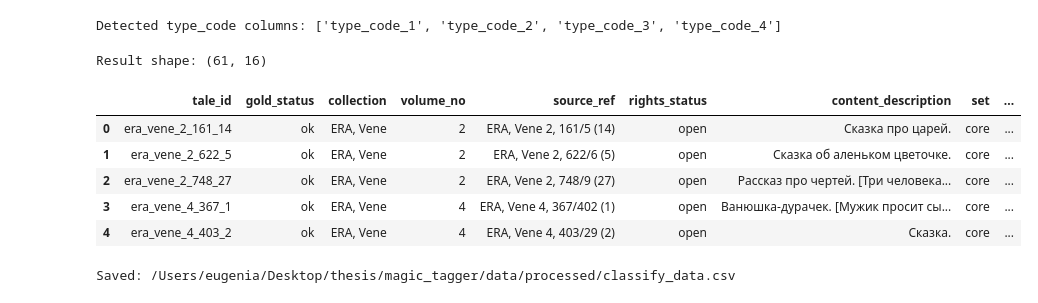
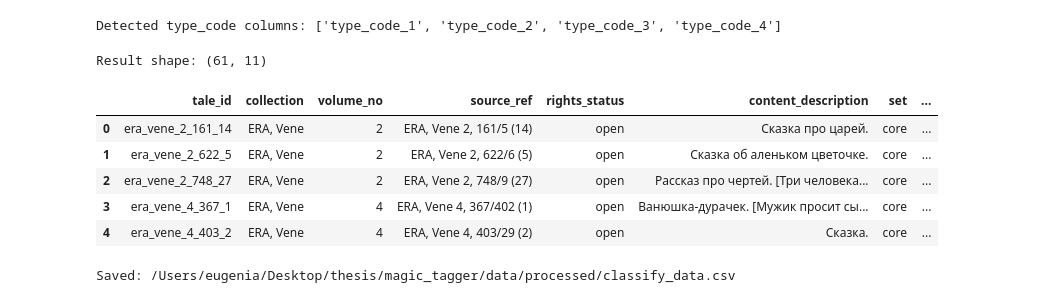
Before and after one commit to eugeniavd/magic_tagger, a Jupyter notebook: notebooks/05_data_preparation.ipynb, the cells around one changed output. Saved outputs shown, nothing was run; the diff lists cells and outputs as text; code cells hidden in the pictures.

```diff
--- a/notebooks/05_data_preparation.ipynb
+++ b/notebooks/05_data_preparation.ipynb
@@ -92,7 +93,6 @@ Detected type_code columns: ['type_code_1', 'type_code_2', 'type_code_3', 'type_
 
 base_cols = [
     "tale_id",
-    "gold_status",
     "collection",
     "volume_no",
     "source_ref",
@@ -100,50 +100,46 @@ base_cols = [
     "content_description",
     "set",
     "sampling_version",
-    'local_type_scheme',
-    'local_type',
-    'mapping_status',
-    'mapping_relation',
     'type_count'
 ]
 keep_cols = [c for c in base_cols if c in df.columns] + type_code_cols
 df_train_index = df[keep_cols].copy()
 
 def row_to_labels(row, cols):
     labels = []
     for c in cols:
         v = row.get(c)
         if pd.isna(v):
             continue
         v = str(v).strip()
         if not v:
             continue
         labels.append(v)
 
     seen = set()
     uniq = []
     for x in labels:
         if x not in seen:
             uniq.append(x)
             seen.add(x)
     return uniq
 
 df_train_index["atu_labels"] = df_train_index.apply(lambda r: row_to_labels(r, type_code_cols), axis=1)
 
 df_train_index["atu_labels_json"] = df_train_index["atu_labels"].apply(lambda x: json.dumps(x, ensure_ascii=False))
 
 df_train_index_no_codes = df_train_index.drop(columns=type_code_cols)
 
 print("Result shape:", df_train_index_no_codes.shape)
 display(df_train_index_no_codes.head())
 # %% [output]
-Result shape: (61, 16)
+Result shape: (61, 11)
-|  | tale_id | gold_status | collection | volume_no | source_ref | rights_status | content_description | set | ... |
-| 0 | era_vene_2_161_14 | ok | ERA, Vene | 2 | ERA, Vene 2, 161/5 (14) | open | Сказка про царей. | core | ... |
-| 1 | era_vene_2_622_5 | ok | ERA, Vene | 2 | ERA, Vene 2, 622/6 (5) | open | Сказка об аленьком цветочке. | core | ... |
-| 2 | era_vene_2_748_27 | ok | ERA, Vene | 2 | ERA, Vene 2, 748/9 (27) | open | Рассказ про чертей. [Три человека... | core | ... |
-| 3 | era_vene_4_367_1 | ok | ERA, Vene | 4 | ERA, Vene 4, 367/402 (1) | open | Ванюшка-дурачек. [Мужик просит сы... | core | ... |
-| 4 | era_vene_4_403_2 | ok | ERA, Vene | 4 | ERA, Vene 4, 403/29 (2) | open | Сказка. | core | ... |
+|  | tale_id | collection | volume_no | source_ref | rights_status | content_description | set | ... |
+| 0 | era_vene_2_161_14 | ERA, Vene | 2 | ERA, Vene 2, 161/5 (14) | open | Сказка про царей. | core | ... |
+| 1 | era_vene_2_622_5 | ERA, Vene | 2 | ERA, Vene 2, 622/6 (5) | open | Сказка об аленьком цветочке. | core | ... |
+| 2 | era_vene_2_748_27 | ERA, Vene | 2 | ERA, Vene 2, 748/9 (27) | open | Рассказ про чертей. [Три человека... | core | ... |
+| 3 | era_vene_4_367_1 | ERA, Vene | 4 | ERA, Vene 4, 367/402 (1) | open | Ванюшка-дурачек. [Мужик просит сы... | core | ... |
+| 4 | era_vene_4_403_2 | ERA, Vene | 4 | ERA, Vene 4, 403/29 (2) | open | Сказка. | core | ... |
 # %%
 out_csv = PROJECT_ROOT / "data" / "processed" / "classify_data.csv"
 df_train_index_no_codes.to_csv(out_csv, index=False, encoding="utf-8")
```
Also changed, not shown: parts of 19 cells of this notebook, 21 other files.
